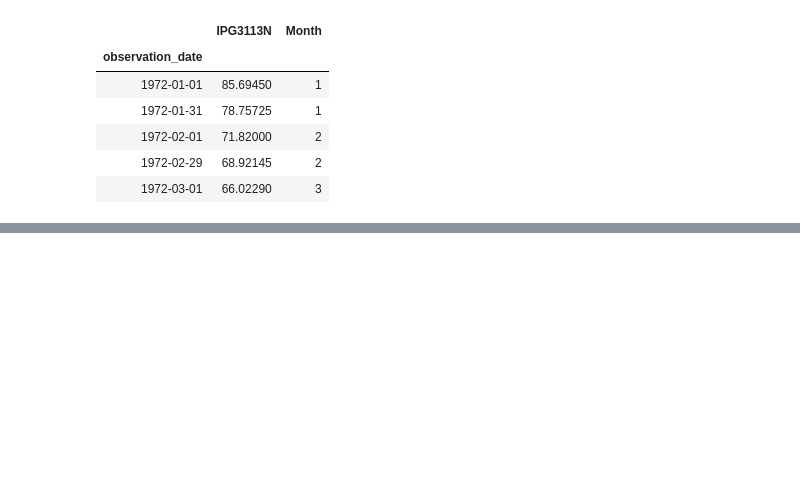
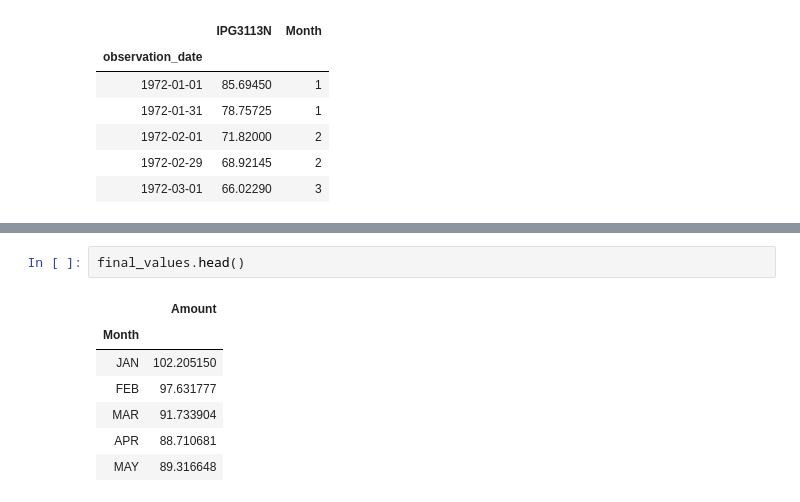
Before and after one commit to Monarene/candy-time-series-project, a Jupyter notebook: test_notebook.ipynb, the cells around one changed output, grey strips where cells are left out. Drawn from its saved outputs; the diff is of its cells as text; blank space fills up the shorter version.

```diff
--- a/test_notebook.ipynb
+++ b/test_notebook.ipynb
@@ -203,0 +224,10 @@ this_dataset_df.head()
+# %%
+final_values.head()
+# %% [output]
+|  | Amount |
+| Month |  |
+| JAN | 102.205150 |
+| FEB | 97.631777 |
+| MAR | 91.733904 |
+| APR | 88.710681 |
+| MAY | 89.316648 |
```
Also changed, not shown: parts of 5 cells of this notebook.
